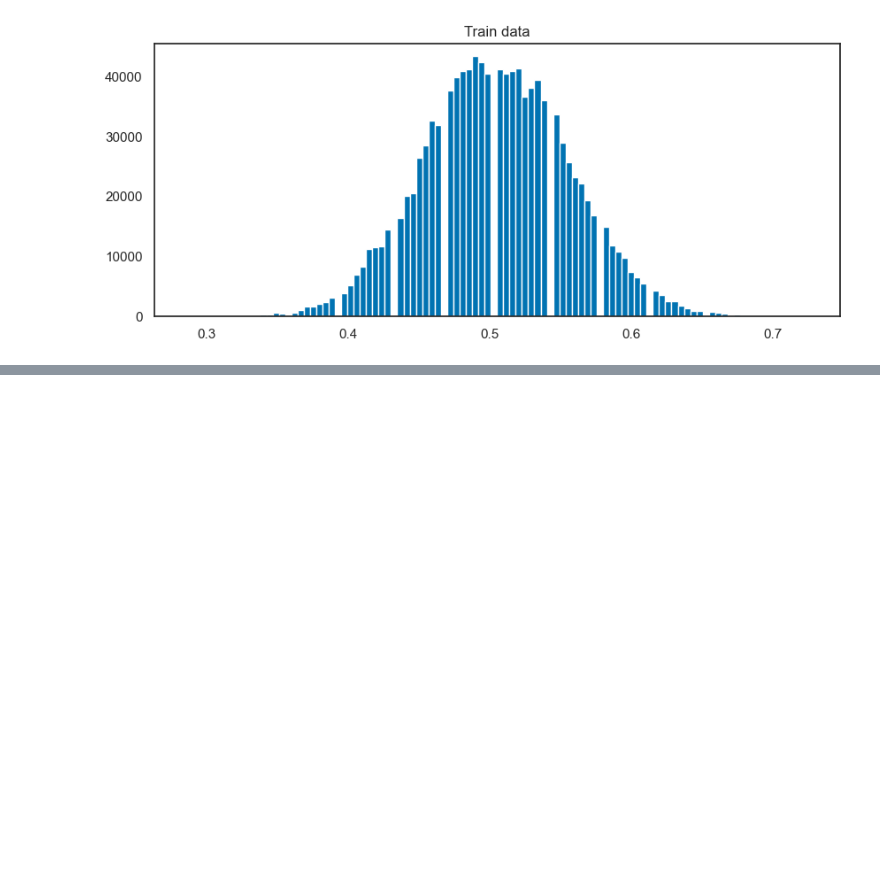
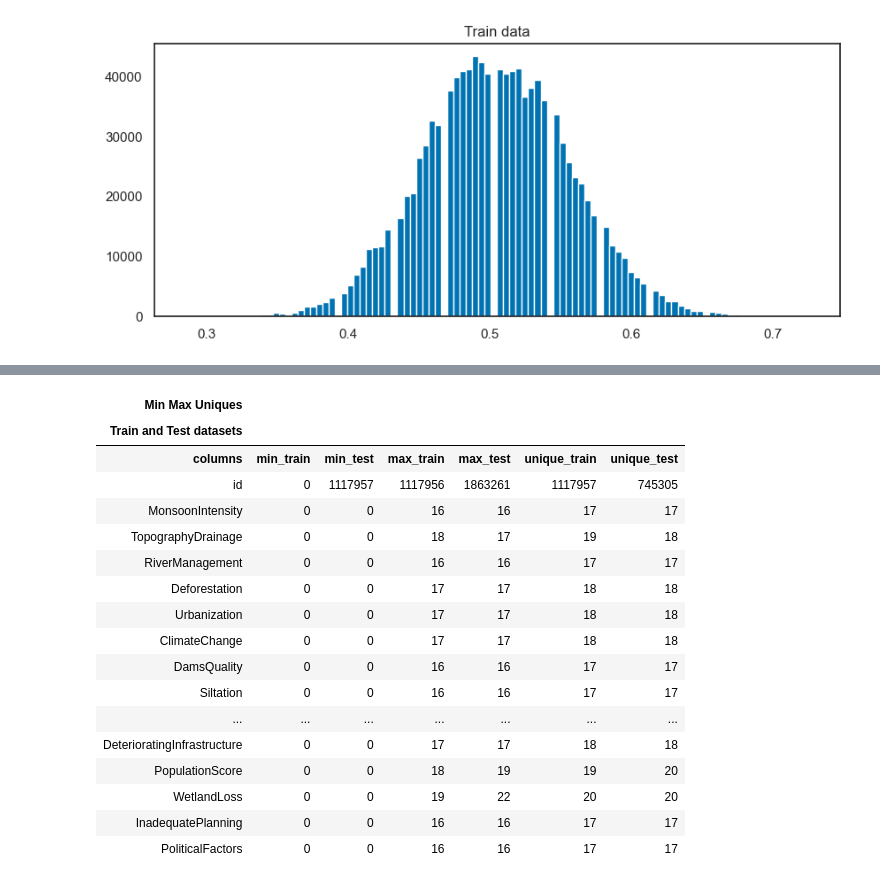
Before and after one commit to yashksaini-coder/Regression-with-Flood-Prediction, a Jupyter notebook: notebook.ipynb, the cells around one changed output, grey strips where cells are left out. Saved outputs shown, nothing was run; the diff lists cells and outputs as text; code cells hidden in the pictures; blank space fills up the shorter version.

```diff
--- a/notebook.ipynb
+++ b/notebook.ipynb
@@ -393,0 +444,24 @@ plt.show()
+# %%
+s = min_max_unique(train.drop(TARGET,axis=1),test)
+GT(s)\
+    .tab_header(title='Min Max Uniques', subtitle='Train and Test datasets')\
+    .data_color(columns=['columns'],palette=['lightgray','lightgray'])
+# %% [output]
+| Min Max Uniques |  |  |  |  |  |  |
+| Train and Test datasets |  |  |  |  |  |  |
+| columns | min_train | min_test | max_train | max_test | unique_train | unique_test |
+| id | 0 | 1117957 | 1117956 | 1863261 | 1117957 | 745305 |
+| MonsoonIntensity | 0 | 0 | 16 | 16 | 17 | 17 |
+| TopographyDrainage | 0 | 0 | 18 | 17 | 19 | 18 |
+| RiverManagement | 0 | 0 | 16 | 16 | 17 | 17 |
+| Deforestation | 0 | 0 | 17 | 17 | 18 | 18 |
+| Urbanization | 0 | 0 | 17 | 17 | 18 | 18 |
+| ClimateChange | 0 | 0 | 17 | 17 | 18 | 18 |
+| DamsQuality | 0 | 0 | 16 | 16 | 17 | 17 |
+| Siltation | 0 | 0 | 16 | 16 | 17 | 17 |
+| ... | ... | ... | ... | ... | ... | ... |
+| DeterioratingInfrastructure | 0 | 0 | 17 | 17 | 18 | 18 |
+| PopulationScore | 0 | 0 | 18 | 19 | 19 | 20 |
+| WetlandLoss | 0 | 0 | 19 | 22 | 20 | 20 |
+| InadequatePlanning | 0 | 0 | 16 | 16 | 17 | 17 |
+| PoliticalFactors | 0 | 0 | 16 | 16 | 17 | 17 |
```
Also changed, not shown: parts of 4 cells of this notebook.
